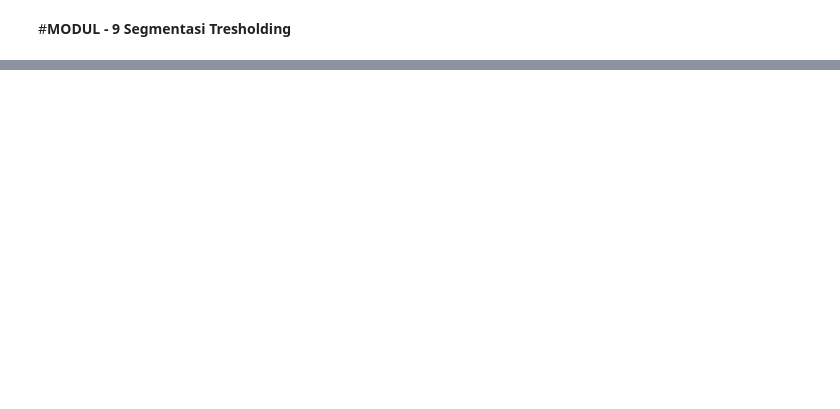
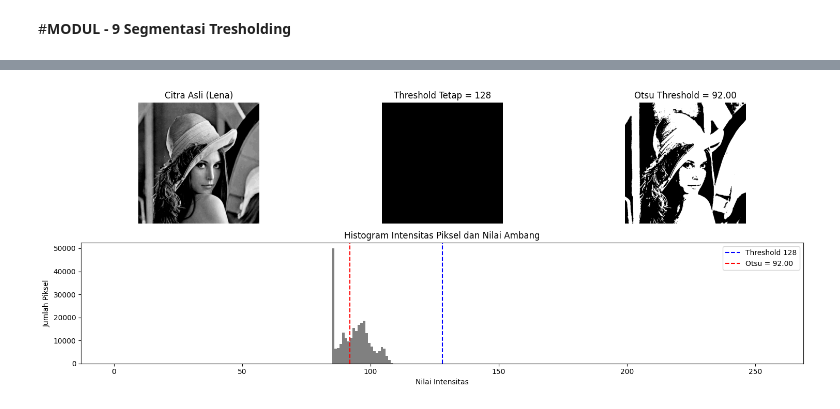
Before and after one commit to ErikRidhoFirm/PCVK_Ganjil_2025, a Jupyter notebook: Week9.ipynb, the cells around one changed output, grey strips where cells are left out. Saved outputs shown, nothing was run; the diff lists cells and outputs as text; code cells hidden in the pictures; blank space fills up the shorter version.

```diff
--- a/Week9.ipynb
+++ b/Week9.ipynb
@@ -38,0 +162,50 @@ Drive already mounted at /content/drive; to attempt to forcibly remount, call dr
+# %%
+# 1. Membaca citra Lena dalam mode grayscale
+filename = ('/content/drive/MyDrive/PCVK/Images/lena_gs_lc2.jpg')
+image = cv2.imread(filename, cv2.IMREAD_GRAYSCALE)
+
+# 2. Pastikan gambar berhasil dibaca
+if image is None:
+ print("Gambar tidak ditemukan. Pastikan file 'lena.png' ada di direktori kerja.")
+else:
+    # --- Metode 1: Threshold tetap 128 ---
+    threshold_value = 128
+    _, segmented_fixed = cv2.threshold(image, threshold_value, 255, cv2.THRESH_BINARY)
+
+    # --- Metode 2: Otsu Thresholding ---
+    otsu_value, segmented_otsu = cv2.threshold(image, 0, 255, cv2.THRESH_BINARY + cv2.THRESH_OTSU)
+
+    # 3. Tampilkan hasil segmentasi
+    plt.figure(figsize=(15,6))
+
+    # Gambar asli
+    plt.subplot(2,3,1)
+    plt.imshow(image, cmap='gray')
+    plt.title('Citra Asli (Lena)')
+    plt.axis('off')
+
+    # Segmentasi Threshold 128
+    plt.subplot(2,3,2)
+    plt.imshow(segmented_fixed, cmap='gray')
+    plt.title(f'Threshold Tetap = {threshold_value}')
+    plt.axis('off')
+
+    # Segmentasi Otsu
+    plt.subplot(2,3,3)
+    plt.imshow(segmented_otsu, cmap='gray')
+    plt.title(f'Otsu Threshold = {otsu_value:.2f}')
+    plt.axis('off')
+
+    # Histogram citra asli
+    plt.subplot(2,1,2)
+    plt.hist(image.ravel(), bins=256, range=(0,256), color='gray')
+    plt.axvline(x=threshold_value, color='blue', linestyle='--', label=f'Threshold 128')
+    plt.axvline(x=otsu_value, color='red', linestyle='--', label=f'Otsu = {otsu_value:.2f}')
+    plt.title('Histogram Intensitas Piksel dan Nilai Ambang')
+    plt.xlabel('Nilai Intensitas')
+    plt.ylabel('Jumlah Piksel')
+    plt.legend()
+    plt.tight_layout()
+    plt.show()
+# %% [output]
+[figure, added]
```
Also changed, not shown: parts of 5 cells of this notebook.
